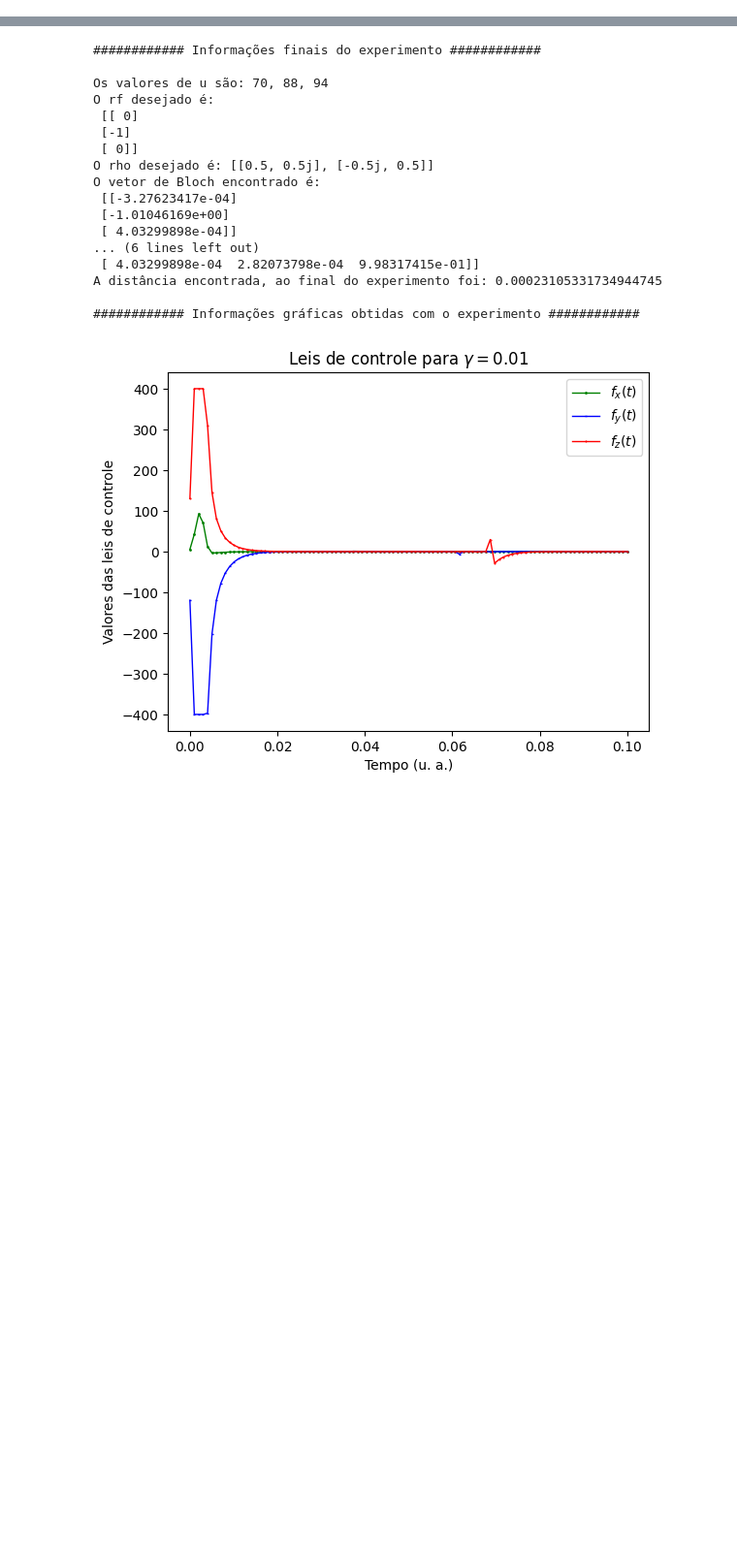
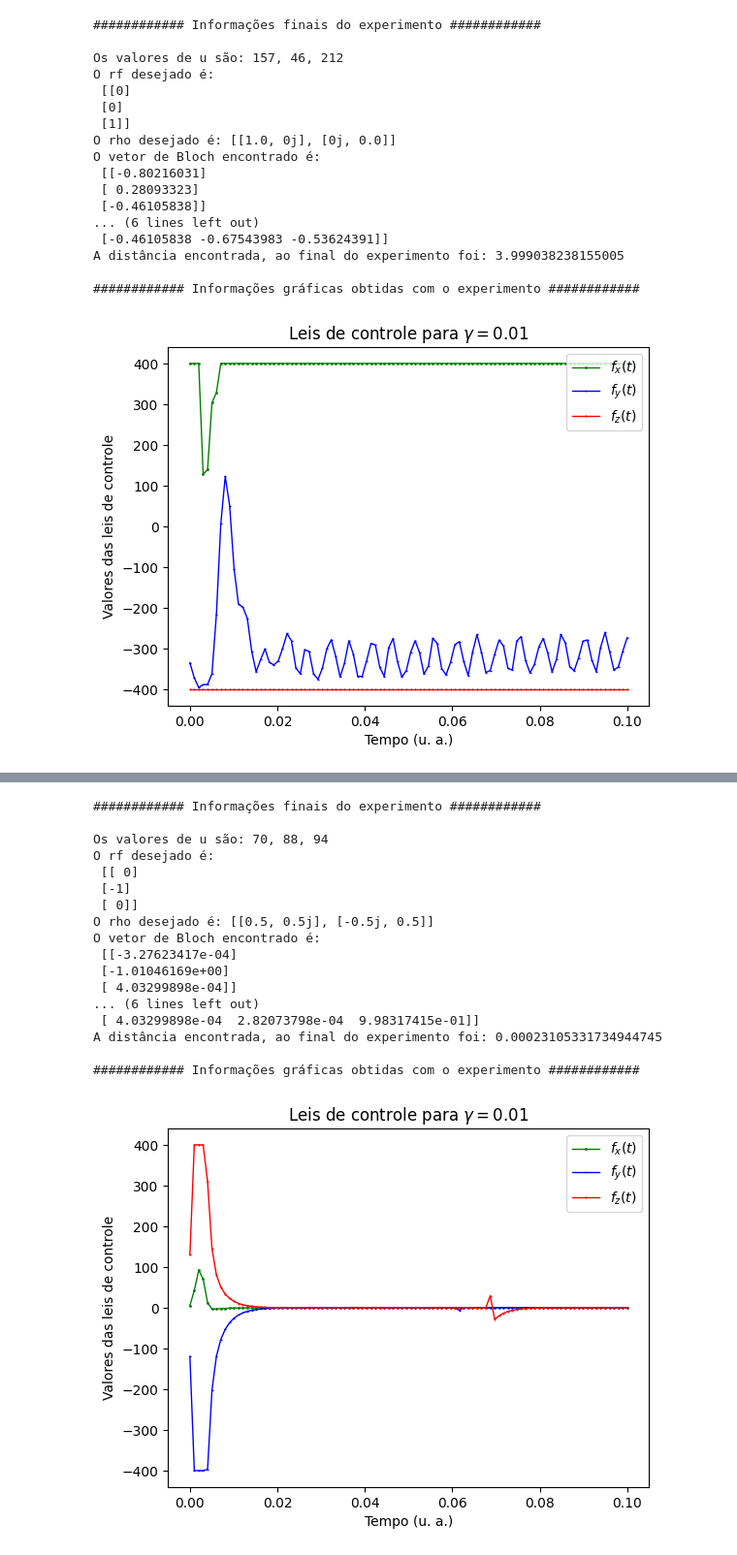
Before and after one commit to GabrielSiqueira1/Lyapunov-Open-Quantum-Systems, a Jupyter notebook: Lyapunov-Gate-Phase.ipynb, the cells around one changed output, grey strips where cells are left out. Shown at 97% size. Drawn from its saved outputs; the diff is of its cells as text; code cells hidden in the pictures; blank space fills up the shorter version.

```diff
--- a/Lyapunov-Gate-Phase.ipynb
+++ b/Lyapunov-Gate-Phase.ipynb
@@ -155,3 +155,80 @@ def densidade(rho, quant_pontos, lbda):
     #ax.indicate_inset_zoom(axins)
 
     plt.show()
+# %%
+#u = [70, 88, 94, 0.35, 0.31, 0.34] # Phase(S,P)
+u = [randint(1,400), randint(1,400), randint(1,400), 0.35, 0.31, 0.34] # Phase(S,P)
+
+#Ut = [[0, 1, 0], [0, 0, -1], [1, 0, 0]]
+Ut = [[-1, 0, 0], [0, -1, 0], [0, 0, 1]] # Hadamard
+Uf = [[0, 1, 0], [0, 0, -1], [1, 0, 0]] # Phase(S,P)
+
+print(f"############ Informações finais do experimento ############\n")
+
+print(f'Os valores de u são: {u[0]}, {u[1]}, {u[2]}')
+r0 = [[1], [0], [0]]
+rf = np.dot(Uf, r0)
+print(f'O rf desejado é:\n {rf}')
+pf = [[1/2*(1+rf[2][0]), 1/2*(rf[0][0]-1j*rf[1][0])], [1/2*(rf[0][0]+1j*rf[1][0]), 1/2*(1-rf[2][0])]]
+print(f'O rho desejado é: {pf}')
+
+h=0.001
+t=0
+i=0
+lbda=0.01
+distance_vector = []
+fx_vector = []
+fy_vector = []
+fz_vector = []
+rho_vector = np.zeros((4,100),dtype=np.complex_)
+fid_vector = []
+
+while t < 100:
+    a,b,c,Ut = rungeKutta(u, Ut, Uf, h, t, lbda)
+    D = np.linalg.norm(Ut-Uf)**2
+    distance_vector.append(D)
+    fx_vector.append(a)
+    fy_vector.append(b)
+    fz_vector.append(c)
+    rt = np.dot(Ut, r0)
+    pt = [[1/2*(1+rt[2][0]), 1/2*(rt[0][0]-1j*rt[1][0])], [1/2*(rt[0][0]+1j*rt[1][0]), 1/2*(1-rt[2][0])]]
+    rho_vector[0][t] = pt[0][0]
+    rho_vector[1][t] = pt[0][1]
+    rho_vector[2][t] = pt[1][0]
+    rho_vector[3][t] = pt[1][1]
+    fid_vector.append(np.trace(np.sqrt(np.sqrt(pt)*pf*np.sqrt(pt)))**2)
+    t += 1
+
+rt = np.dot(Ut, r0)
+print(f'O vetor de Bloch encontrado é:\n {rt}')
+pt = [[1/2*(1+rt[2][0]), 1/2*(rt[0][0]-1j*rt[1][0])], [1/2*(rt[0][0]+1j*rt[1][0]), 1/2*(1-rt[2][0])]]
+print(f'O rho alcançado foi:\n {pt}')
+print(f'A fidelidade do experimento é de: {np.trace(np.sqrt(np.sqrt(pt)*pf*np.sqrt(pt)))**2}')
+print(f'O vetor U alcançado foi:\n {Ut}')
+print(f'A distância encontrada, ao final do experimento foi: {D}')
+
+print(f"\n############ Informações gráficas obtidas com o experimento ############\n")
+
+leis_controle(fx_vector,fy_vector,fz_vector,t,lbda)
+densidade(rho_vector,t,lbda)
+fidelidade(fid_vector,t,lbda)
+distance(distance_vector,t,lbda)
+# %% [output]
+############ Informações finais do experimento ############
+
+Os valores de u são: 157, 46, 212
+O rf desejado é:
+ [[0]
+ [0]
+ [1]]
+O rho desejado é: [[1.0, 0j], [0j, 0.0]]
+O vetor de Bloch encontrado é:
+ [[-0.80216031]
+ [ 0.28093323]
+ [-0.46105838]]
+... (6 lines left out)
+ [-0.46105838 -0.67543983 -0.53624391]]
+A distância encontrada, ao final do experimento foi: 3.999038238155005
+
+############ Informações gráficas obtidas com o experimento ############
+[figure, added]
```
Also changed, not shown: parts of 2 cells of this notebook.
